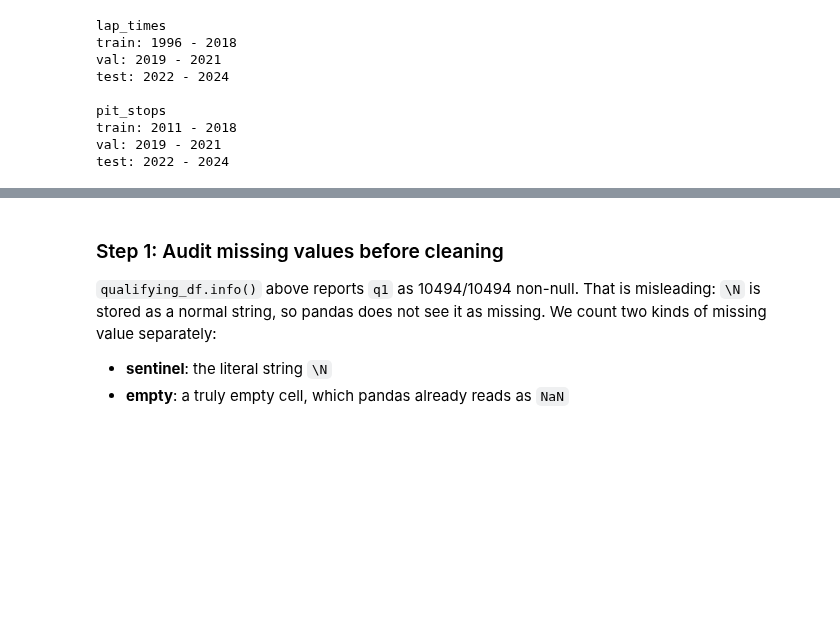
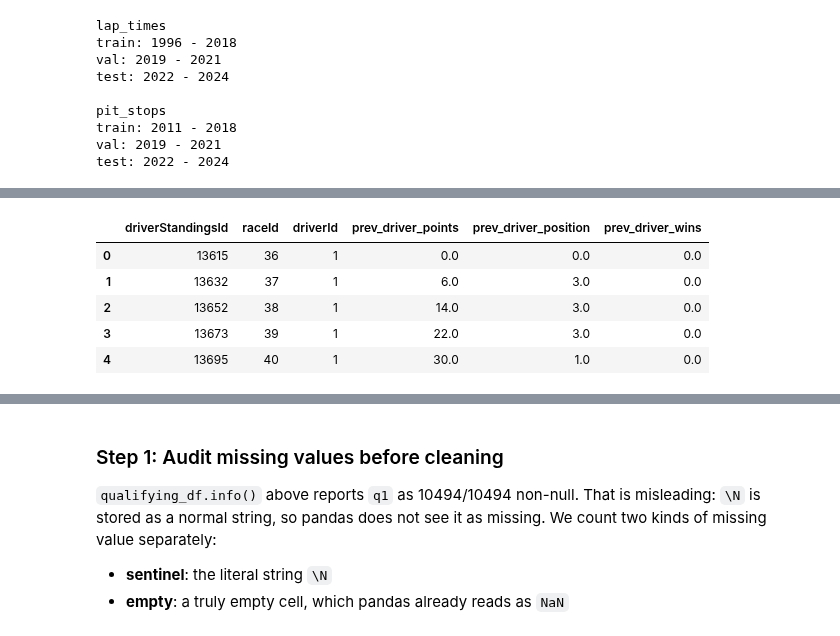
Before and after one commit to amado-888/ACL_Project, a Jupyter notebook: data-cleaning.ipynb, the cells around one changed output, grey strips where cells are left out. Cells and saved outputs as stored; diff of their text form; code cells hidden in the pictures; blank space fills up the shorter version.

```diff
--- a/data-cleaning.ipynb
+++ b/data-cleaning.ipynb
@@ -682,0 +727,31 @@ test: 2022 - 2024
+# %%
+driver_standings_clean = driver_standings_clean.merge(
+    races[['raceId', 'year', 'round']],
+    on='raceId',
+    how='left'
+)
+driver_standings_clean = driver_standings_clean.sort_values(
+    by=['driverId', 'year', 'round']
+).reset_index(drop=True)
+
+features_to_lag = ['points', 'position', 'wins']
+lagged_col_names = ['prev_driver_points', 'prev_driver_position', 'prev_driver_wins']
+
+driver_standings_clean[lagged_col_names] = (
+    driver_standings_clean.groupby(['driverId', 'year'])[features_to_lag].shift(1)
+)
+driver_standings_clean['prev_driver_points'] = driver_standings_clean['prev_driver_points'].fillna(0.0)
+driver_standings_clean['prev_driver_wins'] = driver_standings_clean['prev_driver_wins'].fillna(0)
+driver_standings_clean['prev_driver_position'] = driver_standings_clean['prev_driver_position'].fillna(0)
+
+driver_standings_clean = driver_standings_clean.drop(
+    columns=['points', 'position', 'positionText', 'wins', 'year', 'round']
+)
+driver_standings_clean.head()
+# %% [output]
+|  | driverStandingsId | raceId | driverId | prev_driver_points | prev_driver_position | prev_driver_wins |
+| 0 | 13615 | 36 | 1 | 0.0 | 0.0 | 0.0 |
+| 1 | 13632 | 37 | 1 | 6.0 | 3.0 | 0.0 |
+| 2 | 13652 | 38 | 1 | 14.0 | 3.0 | 0.0 |
+| 3 | 13673 | 39 | 1 | 22.0 | 3.0 | 0.0 |
+| 4 | 13695 | 40 | 1 | 30.0 | 1.0 | 0.0 |
```
Also changed, not shown: parts of 9 cells of this notebook, 3 other files.
